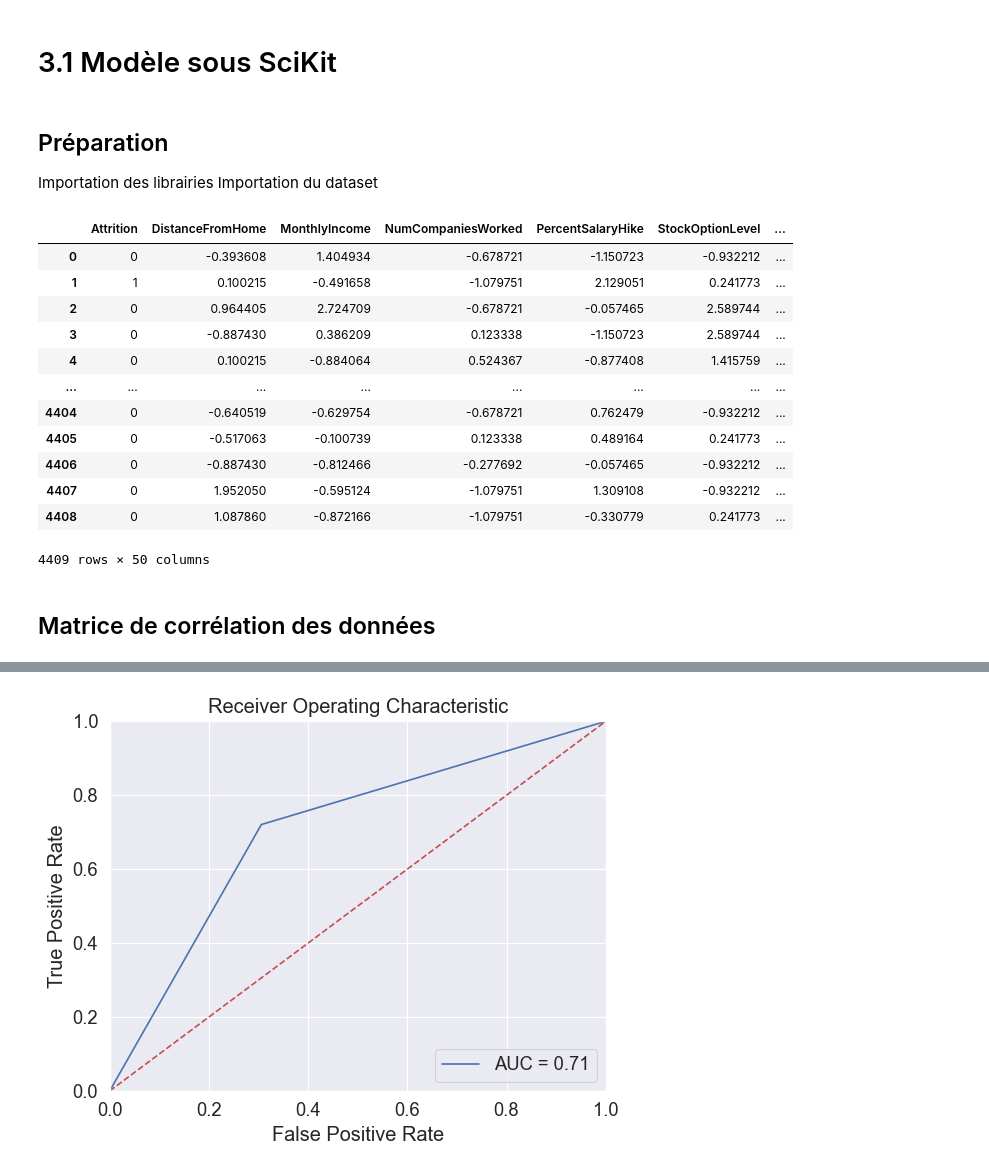
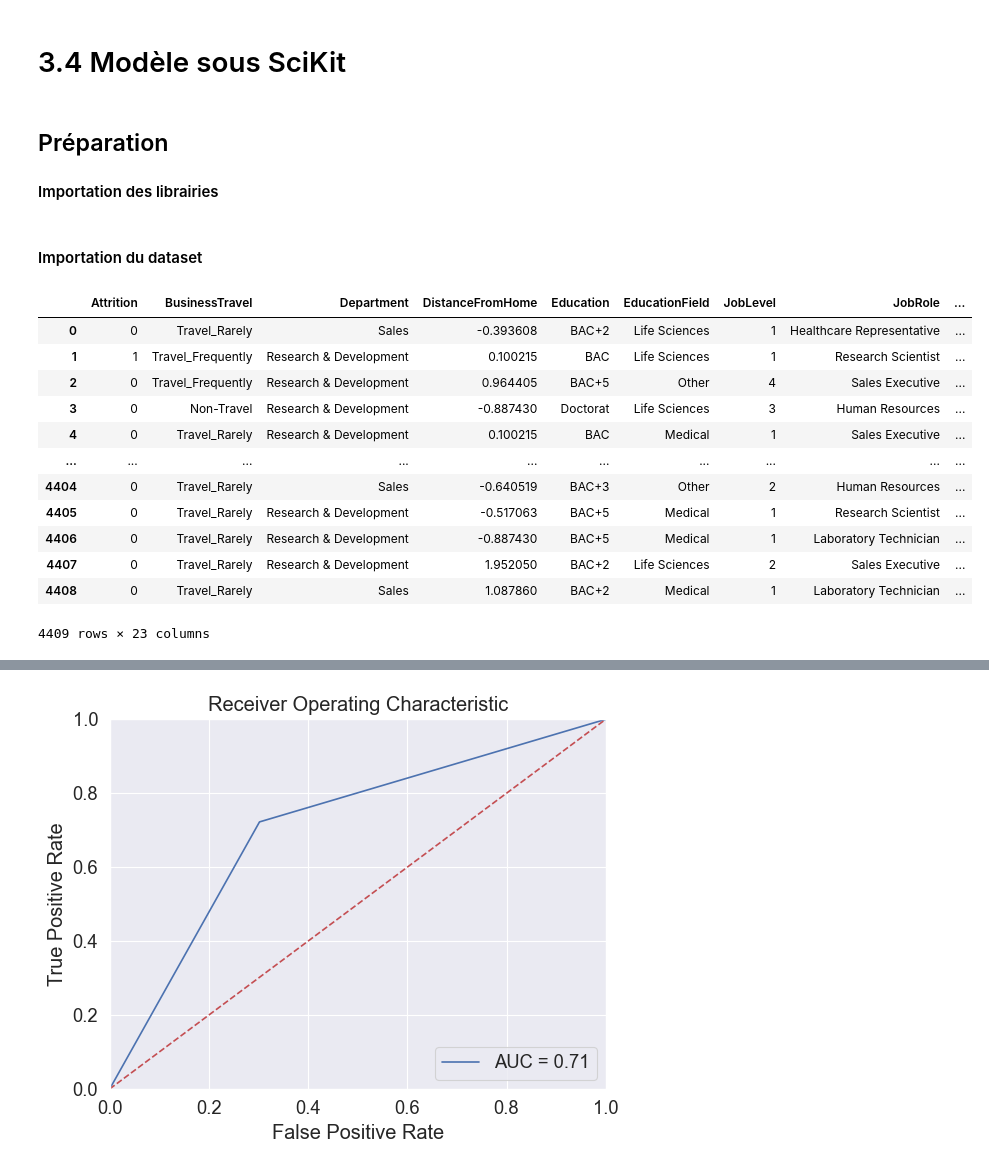
Before and after one commit to MagicalKyaru/ProjetIA_CESI, a Jupyter notebook: 3.4 modèle [SciKit].ipynb, the cells around one changed output, grey strips where cells are left out. Saved outputs shown, nothing was run; the diff lists cells and outputs as text; code cells hidden in the pictures.

```diff
--- a/3.4 modèle [SciKit].ipynb
+++ b/3.4 modèle [SciKit].ipynb
@@ -1,8 +1,7 @@
 # %% [markdown]
-# 3.1 Modèle sous SciKit
+# 3.4 Modèle sous SciKit
 # %% [markdown]
 ## Préparation
-Importation des librairies
-Importation du dataset
+#### Importation des librairies
 # %%
 #Importation des librairies
@@ -14,21 +17,21 @@ from sklearn.metrics import confusion_matrix, classification_report, accuracy_sc
 import warnings
 warnings.filterwarnings('ignore')
+# %% [markdown]
+#### Importation du dataset
 # %%
-df_logisticReg = pd.read_pickle('./Datasets/complete_dataset_one_hot_with_scaling.pkl')
+df_logisticReg = pd.read_pickle('./Datasets/complete_dataset_with_scaling.pkl')
 df_logisticReg
 # %% [output]
-|  | Attrition | DistanceFromHome | MonthlyIncome | NumCompaniesWorked | PercentSalaryHike | StockOptionLevel | ... |
-| 0 | 0 | -0.393608 | 1.404934 | -0.678721 | -1.150723 | -0.932212 | ... |
-| 1 | 1 | 0.100215 | -0.491658 | -1.079751 | 2.129051 | 0.241773 | ... |
-| 2 | 0 | 0.964405 | 2.724709 | -0.678721 | -0.057465 | 2.589744 | ... |
-| 3 | 0 | -0.887430 | 0.386209 | 0.123338 | -1.150723 | 2.589744 | ... |
-| 4 | 0 | 0.100215 | -0.884064 | 0.524367 | -0.877408 | 1.415759 | ... |
-| ... | ... | ... | ... | ... | ... | ... | ... |
-| 4404 | 0 | -0.640519 | -0.629754 | -0.678721 | 0.762479 | -0.932212 | ... |
-| 4405 | 0 | -0.517063 | -0.100739 | 0.123338 | 0.489164 | 0.241773 | ... |
-| 4406 | 0 | -0.887430 | -0.812466 | -0.277692 | -0.057465 | -0.932212 | ... |
-| 4407 | 0 | 1.952050 | -0.595124 | -1.079751 | 1.309108 | -0.932212 | ... |
-| 4408 | 0 | 1.087860 | -0.872166 | -1.079751 | -0.330779 | 0.241773 | ... |
+|  | Attrition | BusinessTravel | Department | DistanceFromHome | Education | EducationField | JobLevel | JobRole | ... |
+| 0 | 0 | Travel_Rarely | Sales | -0.393608 | BAC+2 | Life Sciences | 1 | Healthcare Representative | ... |
+| 1 | 1 | Travel_Frequently | Research & Development | 0.100215 | BAC | Life Sciences | 1 | Research Scientist | ... |
+| 2 | 0 | Travel_Frequently | Research & Development | 0.964405 | BAC+5 | Other | 4 | Sales Executive | ... |
+| 3 | 0 | Non-Travel | Research & Development | -0.887430 | Doctorat | Life Sciences | 3 | Human Resources | ... |
+| 4 | 0 | Travel_Rarely | Research & Development | 0.100215 | BAC | Medical | 1 | Sales Executive | ... |
+| ... | ... | ... | ... | ... | ... | ... | ... | ... | ... |
+| 4404 | 0 | Travel_Rarely | Sales | -0.640519 | BAC+3 | Other | 2 | Human Resources | ... |
+| 4405 | 0 | Travel_Rarely | Research & Development | -0.517063 | BAC+5 | Medical | 1 | Research Scientist | ... |
+| 4406 | 0 | Travel_Rarely | Research & Development | -0.887430 | BAC+5 | Medical | 1 | Laboratory Technician | ... |
+| 4407 | 0 | Travel_Rarely | Research & Development | 1.952050 | BAC+2 | Life Sciences | 2 | Sales Executive | ... |
+| 4408 | 0 | Travel_Rarely | Sales | 1.087860 | BAC+2 | Medical | 1 | Laboratory Technician | ... |
-4409 rows × 50 columns
+4409 rows × 23 columns
-# %% [markdown]
-## Matrice de corrélation des données
```
Also changed, not shown: parts of 37 cells of this notebook, 1 other file.
